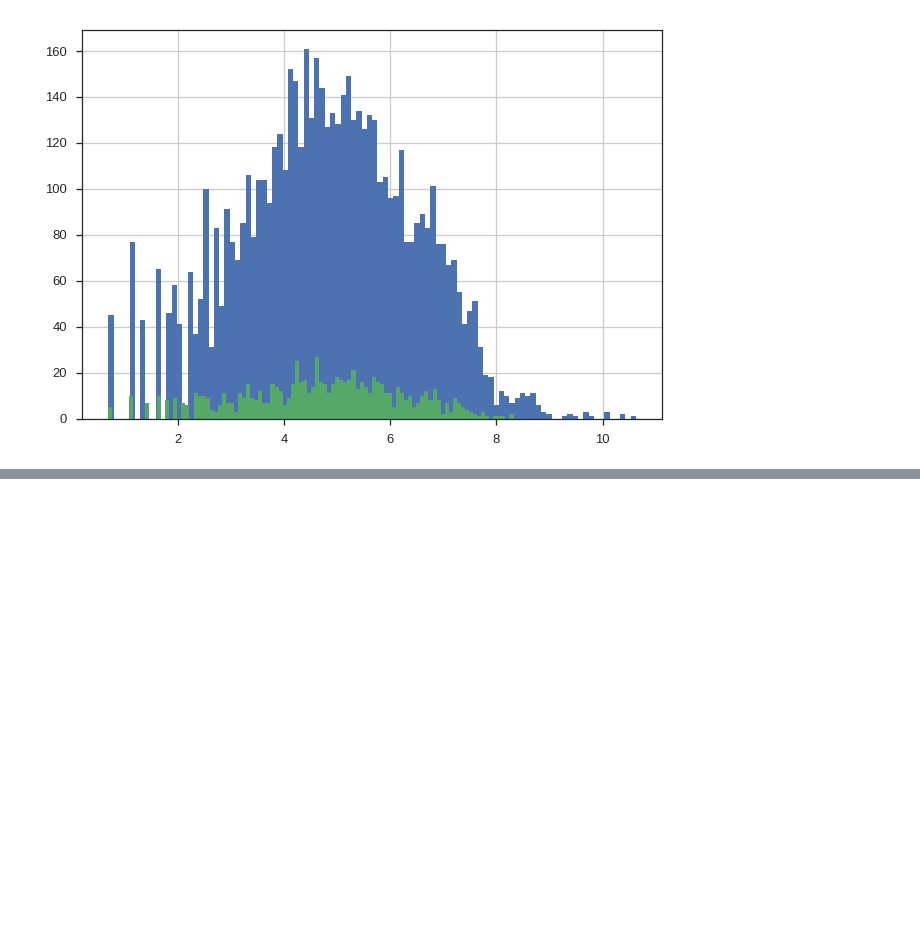
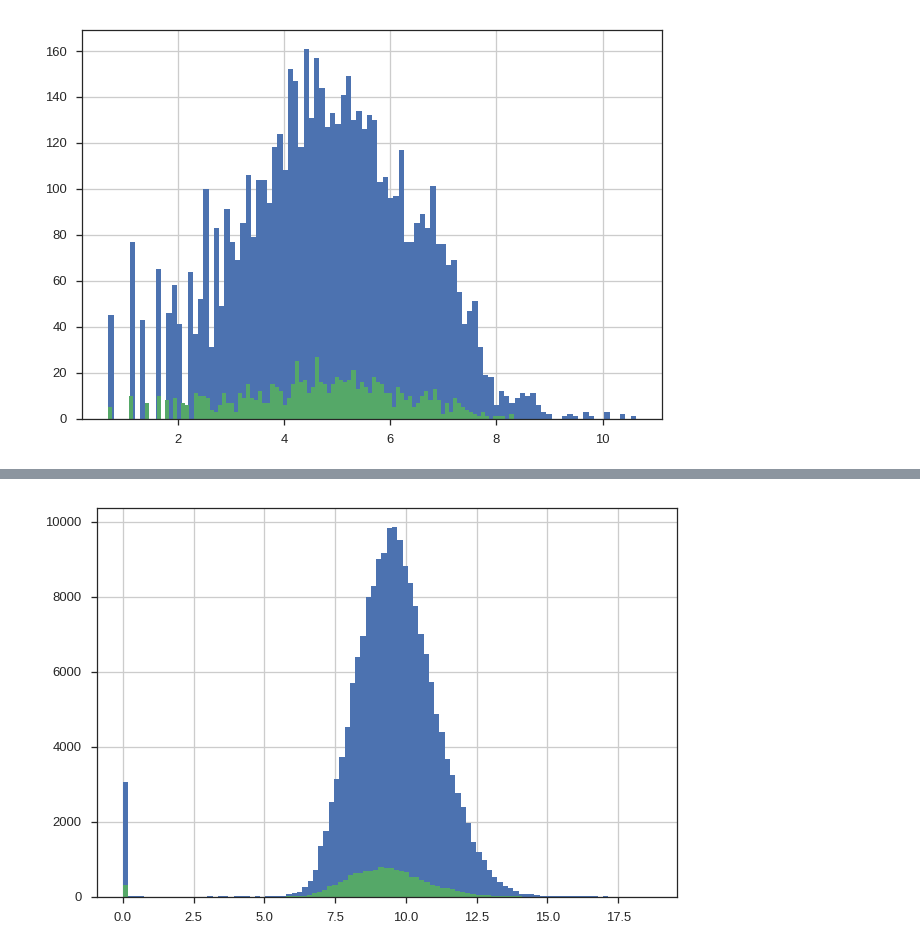
Before and after one commit to numb3r33/Kaggle_Home_Credit, a Jupyter notebook: notebooks/EDA.ipynb, the cells around one changed output, grey strips where cells are left out. Cells and saved outputs as stored; diff of their text form; code cells hidden in the pictures; blank space fills up the shorter version.

```diff
--- a/notebooks/EDA.ipynb
+++ b/notebooks/EDA.ipynb
@@ -878,0 +891,15 @@ res[app_train.TARGET == 1].map(np.log1p).hist(bins=100);
+# %%
+res = prev_app.loc[prev_app.NAME_CONTRACT_STATUS == 'Approved', ['SK_ID_CURR', 'SK_ID_PREV',
+                                                           'AMT_DOWN_PAYMENT',
+                                                           'RATE_DOWN_PAYMENT',
+                                                           'CNT_PAYMENT'
+                                                          ]]
+
+tmp = res.AMT_DOWN_PAYMENT * res.RATE_DOWN_PAYMENT * res.CNT_PAYMENT
+tmp = tmp.groupby(res.SK_ID_CURR).sum()
+tmp = app_train.SK_ID_CURR.map(tmp)
+# %%
+tmp[(tmp > 0 ) & (app_train.TARGET == 0)].map(np.log1p).hist(bins=100)
+tmp[(tmp > 0) & (app_train.TARGET == 1)].map(np.log1p).hist(bins=100);
+# %% [output]
+[figure, added]
```
Also changed, not shown: parts of 11 cells of this notebook.
